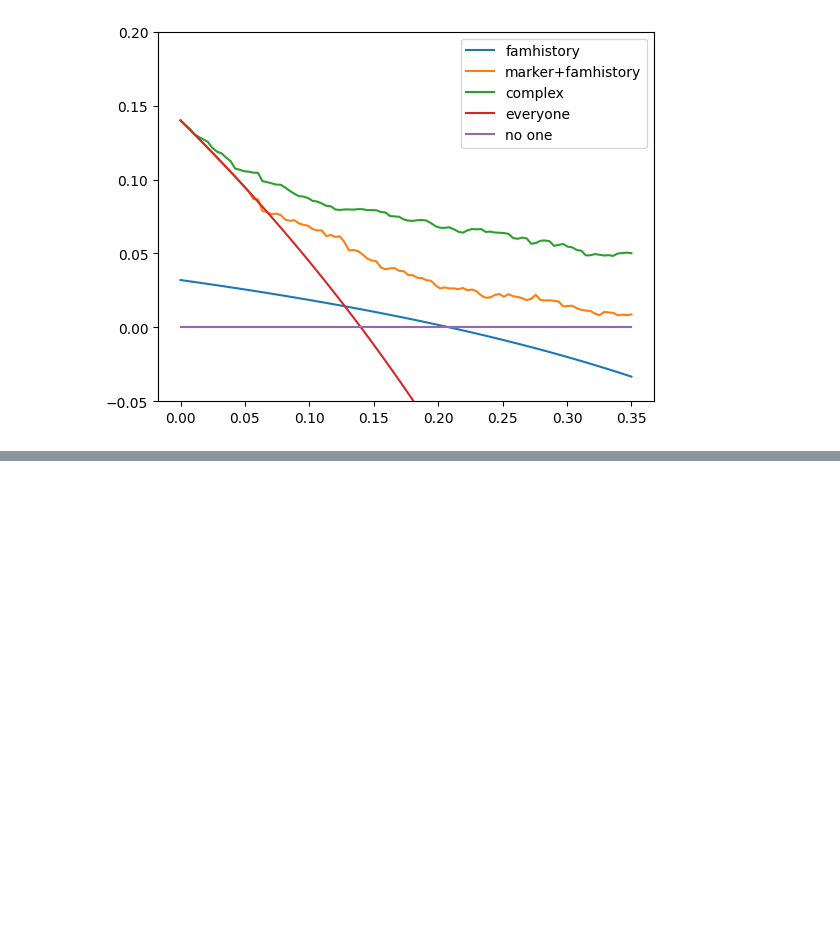
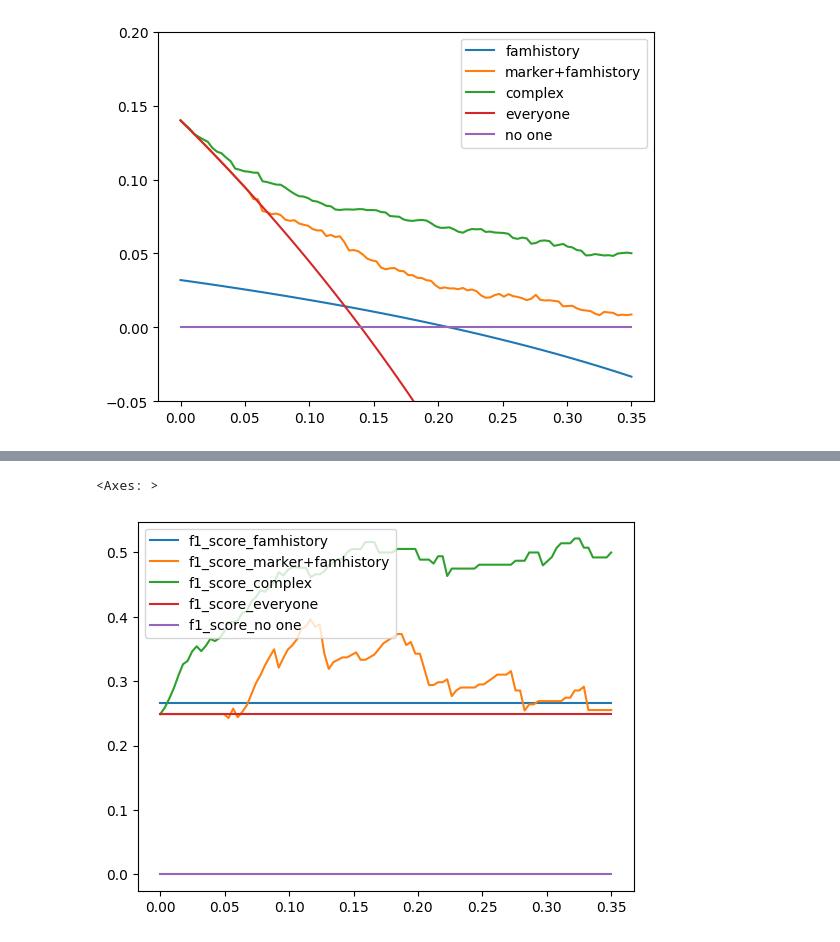
Before and after one commit to ictinnovaties-zorg/dca_blogpost, a Jupyter notebook: dca_tutorial.ipynb, the cells around one changed output, grey strips where cells are left out. Cells and saved outputs as stored; diff of their text form; code cells hidden in the pictures; blank space fills up the shorter version.

```diff
--- a/dca_tutorial.ipynb
+++ b/dca_tutorial.ipynb
@@ -307,0 +406,5 @@ result.plot(ylim=(-0.05, 0.2))
+# %%
+result.filter(regex='f1_score').plot()
+# %% [output]
+<Axes: >
+[figure, added]
```
Also changed, not shown: parts of 9 cells of this notebook, 3 other files.
